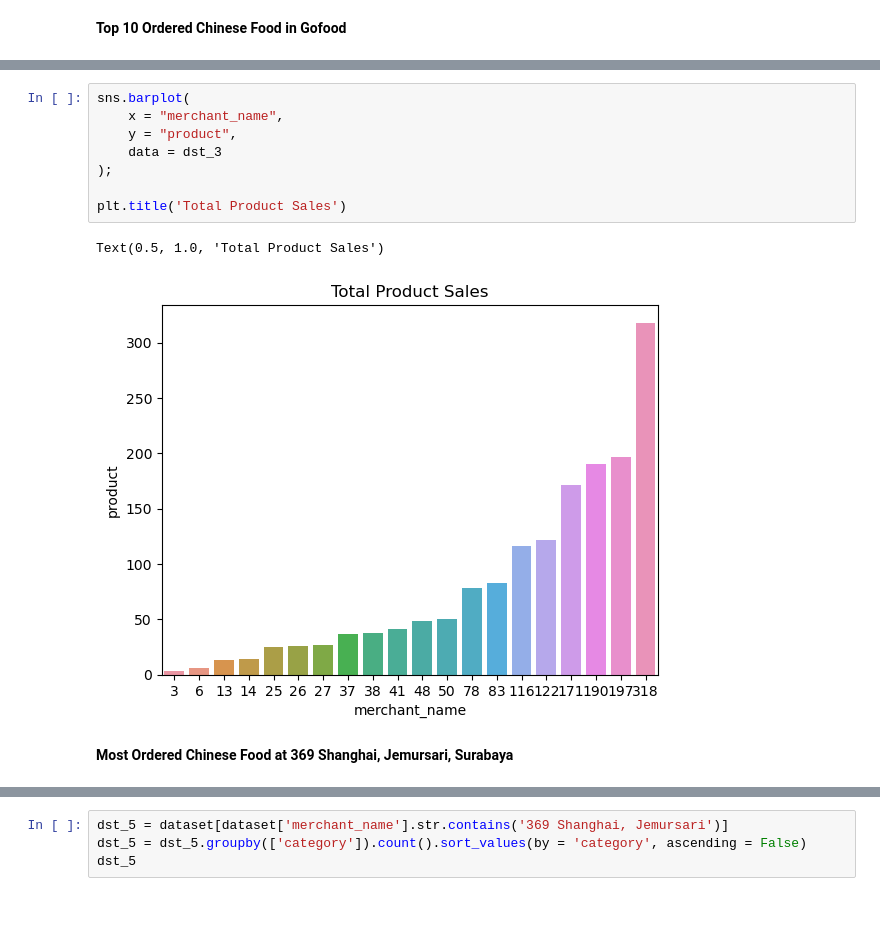
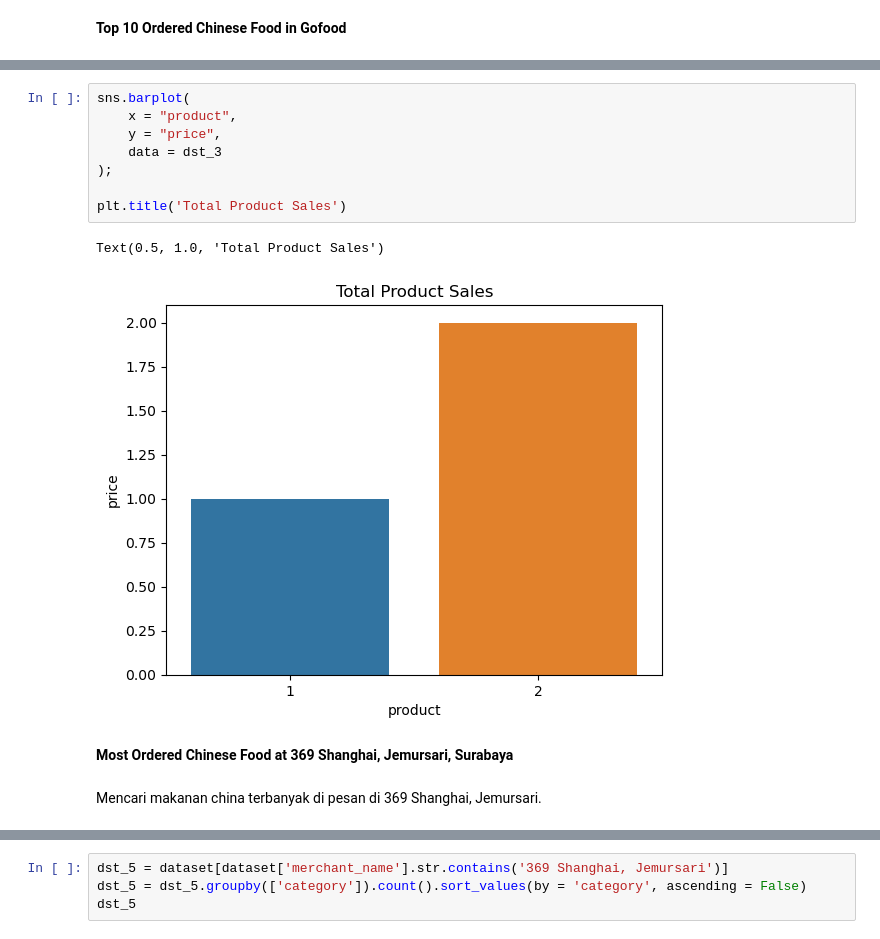
Before and after one commit to Edy-Mochamad/Analysis-Product-Revenue, a Jupyter notebook: produklist.ipynb, the cells around one changed output, grey strips where cells are left out. Cells and saved outputs as stored; diff of their text form; blank space fills up the shorter version.

```diff
--- a/produklist.ipynb
+++ b/produklist.ipynb
@@ -248,16 +242,18 @@ dst_3.head(10)
 # %%
 sns.barplot(
-    x = "merchant_name",
-    y = "product",
+    x = "product",
+    y = "price",
     data = dst_3
 );
 
 plt.title('Total Product Sales')
 # %% [output]
 Text(0.5, 1.0, 'Total Product Sales')
-[figure, old version]
+[figure, new version]
 # %% [markdown]
 **Most Ordered Chinese Food at 369 Shanghai, Jemursari, Surabaya**
+# %% [markdown]
+Mencari makanan china terbanyak di pesan di 369 Shanghai, Jemursari.
 # %%
 dst_4 = dataset[dataset['merchant_name'].str.contains('369 Shanghai, Jemursari')]
 dst_4 = dst_4.groupby(['category']).count().sort_values(by = 'category', ascending = False)
```
Also changed, not shown: parts of 3 cells of this notebook.
